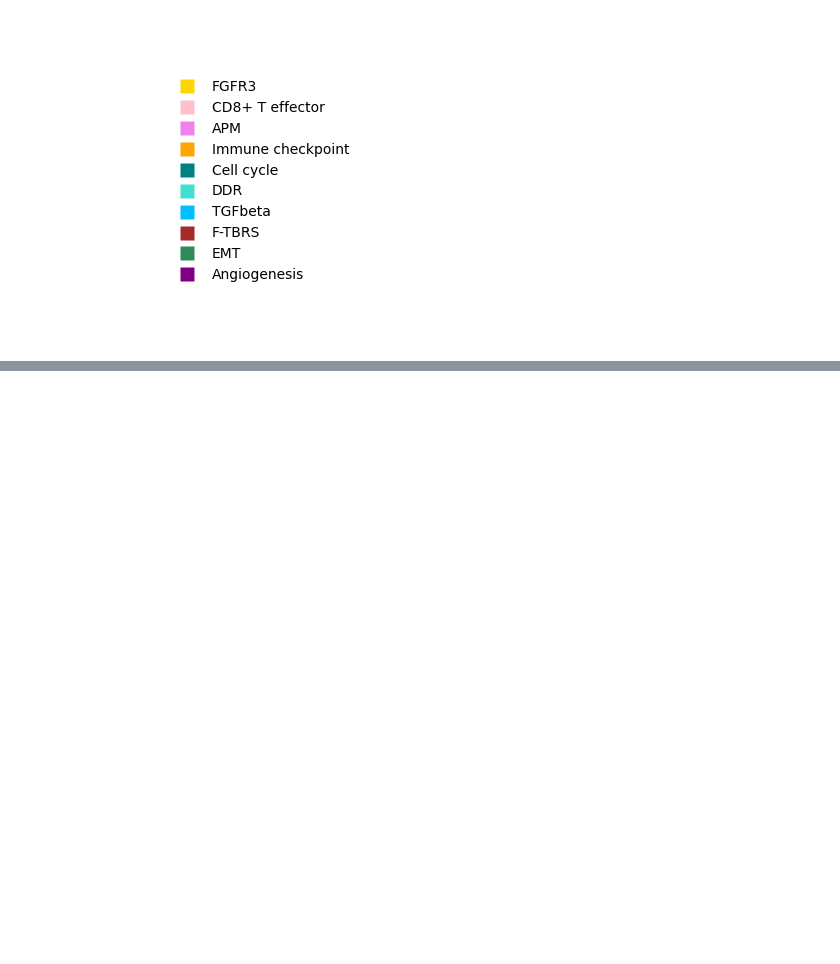
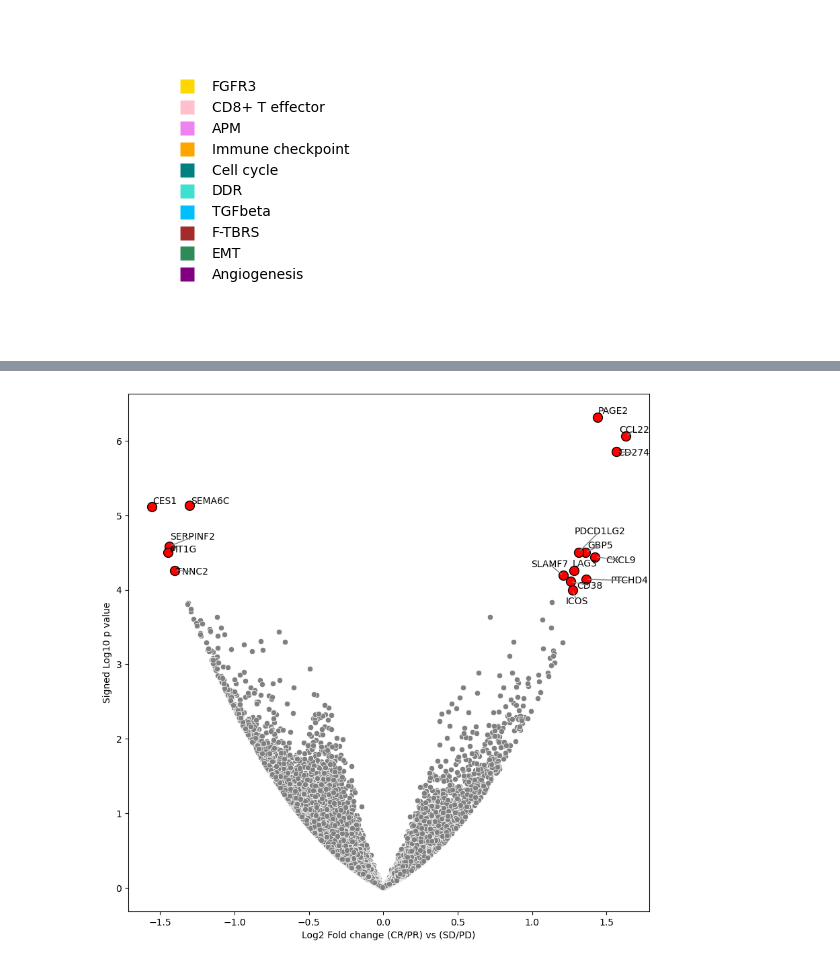
Before and after one commit to jayon-lihm/mUC-ICB-biomarker, a Jupyter notebook: analysis_scripts/Gene_Expression_Analysis.ipynb, the cells around one changed output, grey strips where cells are left out. Cells and saved outputs as stored; diff of their text form; code cells hidden in the pictures; blank space fills up the shorter version.

Commit message:
data cleaned up, original data gzipped, rna-seq notebook finalized

```diff
--- a/analysis_scripts/Gene_Expression_Analysis.ipynb
+++ b/analysis_scripts/Gene_Expression_Analysis.ipynb
@@ -403,0 +421,28 @@ plt.show()
+# %%
+exp_full = m15126
+norm = m15126_full
+norm['gene']= exp_full['ID']
+exp_full['log10'] = -np.log10(exp_full['pvalue'])
+
+
+plt.subplots(figsize=(10,10))
+sns.scatterplot(data = exp_full[exp_full['padj']<0.1],edgecolor ='black', linewidth = 1, s = 100, x = 'log2FoldChange', y = 'log10', color = 'red')
+sns.scatterplot(data = exp_full[exp_full['padj']>0.1],x = 'log2FoldChange', y = 'log10', color = 'grey')
+plt.grid(False)
+texts = []
+for x, y, s in zip(exp_full[exp_full['padj']<0.1]['log2FoldChange'],
+                   exp_full[exp_full['padj']<0.1]['log10'],
+                   exp_full[exp_full['padj']<0.1]['ID']):
+    texts.append(plt.text(x,y, s, size= 10) )
+plt.xlabel('Log2 Fold change (CR/PR) vs (SD/PD)')
+plt.ylabel('Signed Log10 p value')
+
+adjust_text(texts, arrowprops=dict(arrowstyle='-', color='grey'),  expand_points=(1.2, 1.4),
+    expand_text=(1.2, 1.4),
+    force_text=0.5,
+    force_points=0.3)
+
+plt.savefig("../data/rna_seq_data/Figures/Supplemental_Figure_S6_a.png")
+plt.show()
+# %% [output]
+[figure, added]
```
Also changed, not shown: parts of 6 cells of this notebook, 12 other files.
